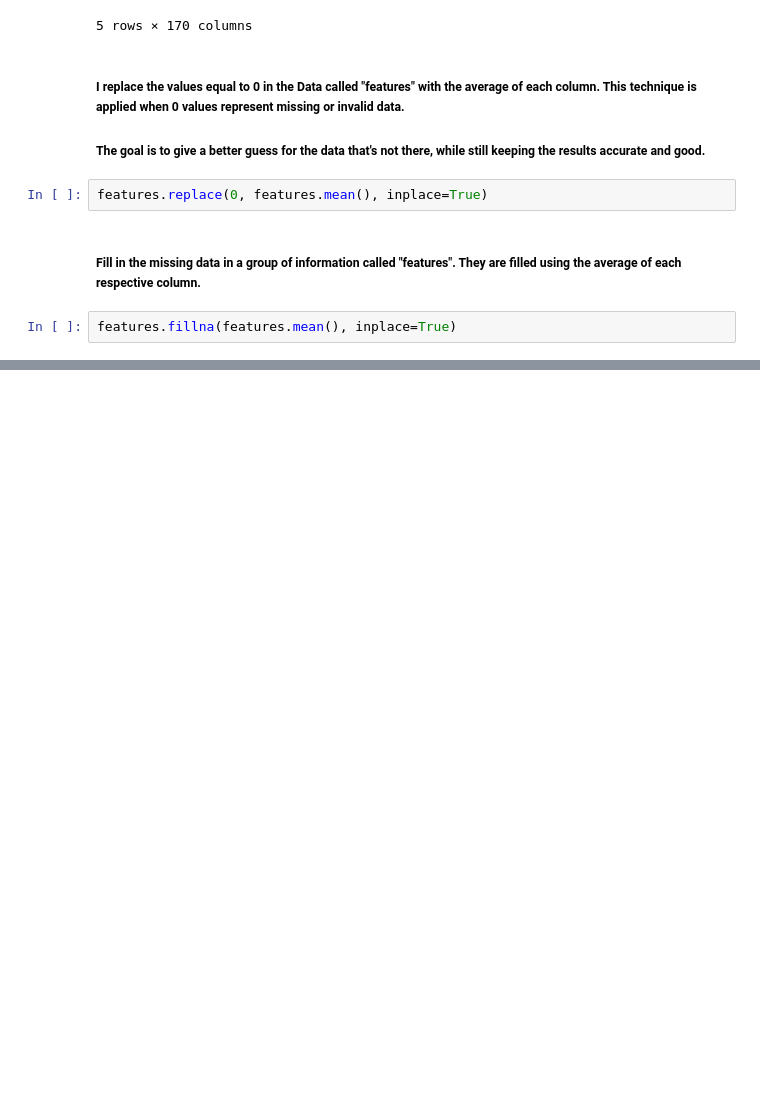
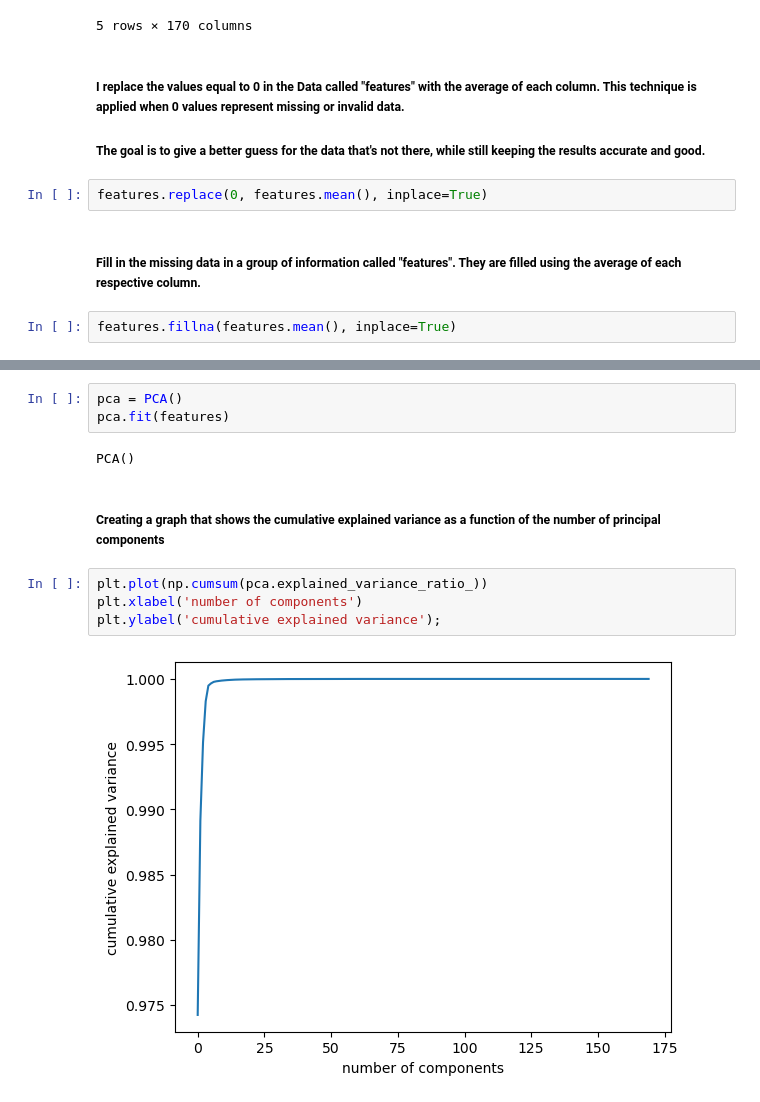
Before and after one commit to CarlaDubehizaRibera/DataPreparation-CA1, a Jupyter notebook: CarlaRiberaArizaga_DPrepHDip_CA1.ipynb, the cells around one changed output, grey strips where cells are left out. Cells and saved outputs as stored; diff of their text form; blank space fills up the shorter version.

```diff
--- a/CarlaRiberaArizaga_DPrepHDip_CA1.ipynb
+++ b/CarlaRiberaArizaga_DPrepHDip_CA1.ipynb
@@ -111,0 +116,13 @@ features.fillna(features.mean(), inplace=True)
+# %%
+pca = PCA()
+pca.fit(features)
+# %% [output]
+PCA()
+# %% [markdown]
+##### Creating a graph that shows the cumulative explained variance as a function of the number of principal components
+# %%
+plt.plot(np.cumsum(pca.explained_variance_ratio_))
+plt.xlabel('number of components')
+plt.ylabel('cumulative explained variance');
+# %% [output]
+[figure, added]
```
Also changed, not shown: parts of 1 cell of this notebook.
